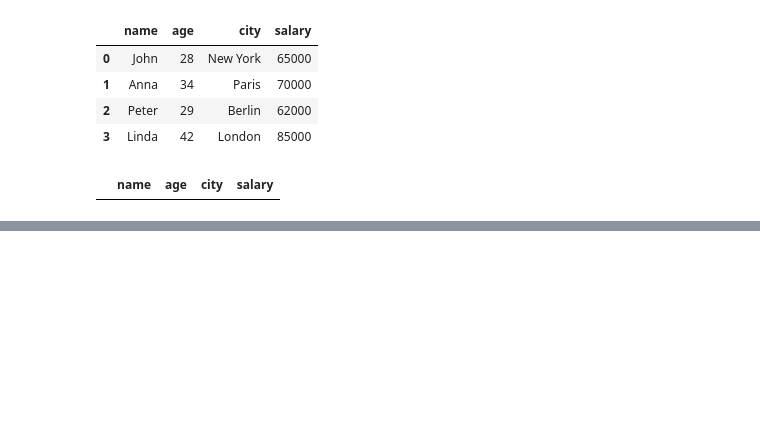
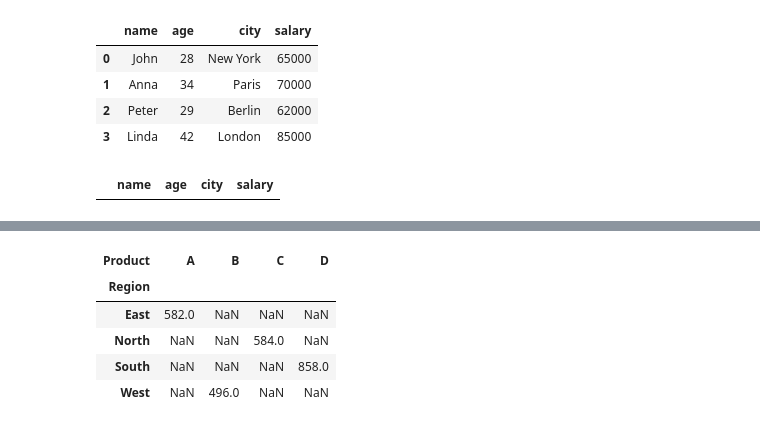
Before and after one commit to debmalya20/Pandas-, a Jupyter notebook: practice.ipynb, the cells around one changed output, grey strips where cells are left out. Saved outputs shown, nothing was run; the diff lists cells and outputs as text; code cells hidden in the pictures; blank space fills up the shorter version.

```diff
--- a/practice.ipynb
+++ b/practice.ipynb
@@ -530,0 +569,9 @@ data_list3[(data_list3['age']>18) & (data_list3['city']=='paris')]
+# %%
+df.pivot_table(values='Sales', index='Region', columns='Product', aggfunc='median')
+# %% [output]
+| Product | A | B | C | D |
+| Region |  |  |  |  |
+| East | 582.0 | NaN | NaN | NaN |
+| North | NaN | NaN | 584.0 | NaN |
+| South | NaN | NaN | NaN | 858.0 |
+| West | NaN | 496.0 | NaN | NaN |
```
Also changed, not shown: parts of 5 cells of this notebook, 2 other files.
